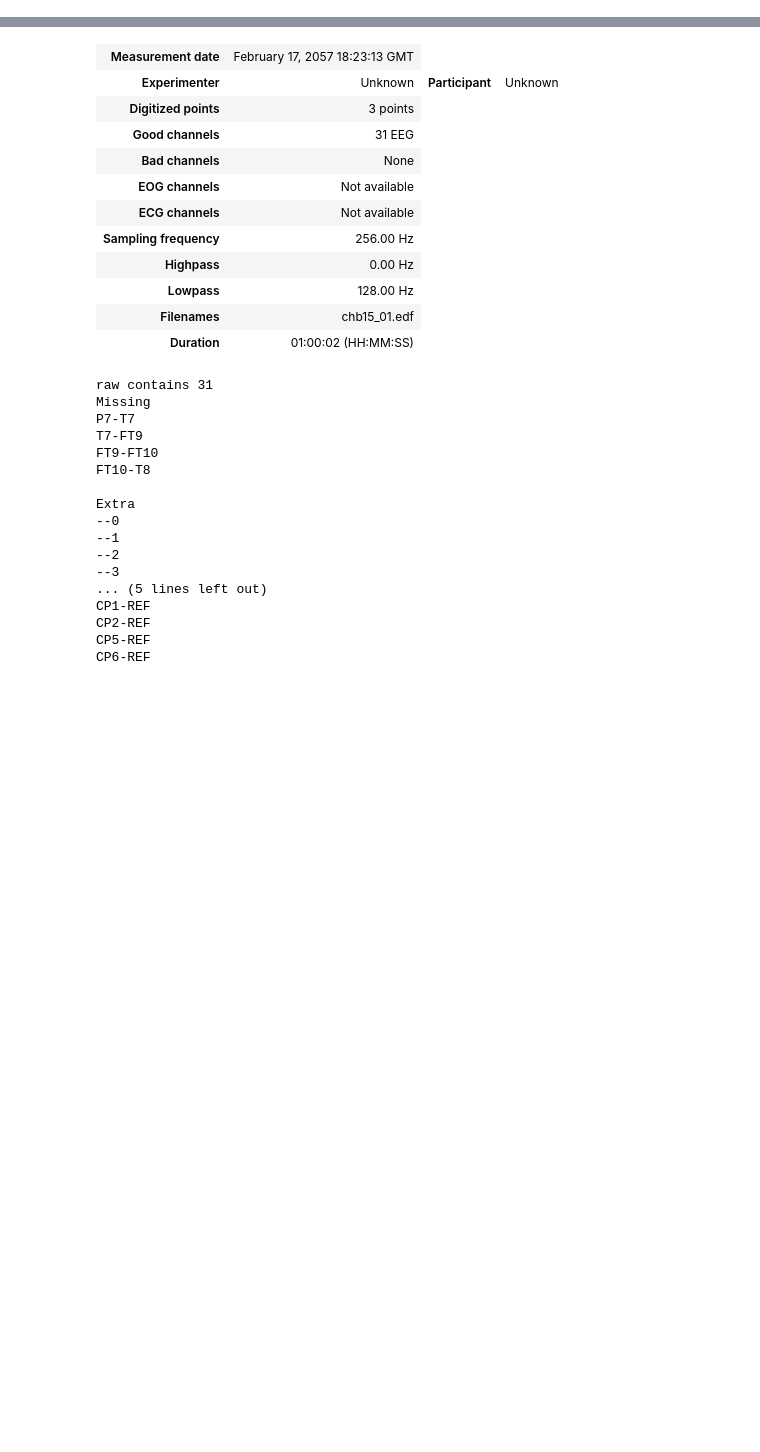
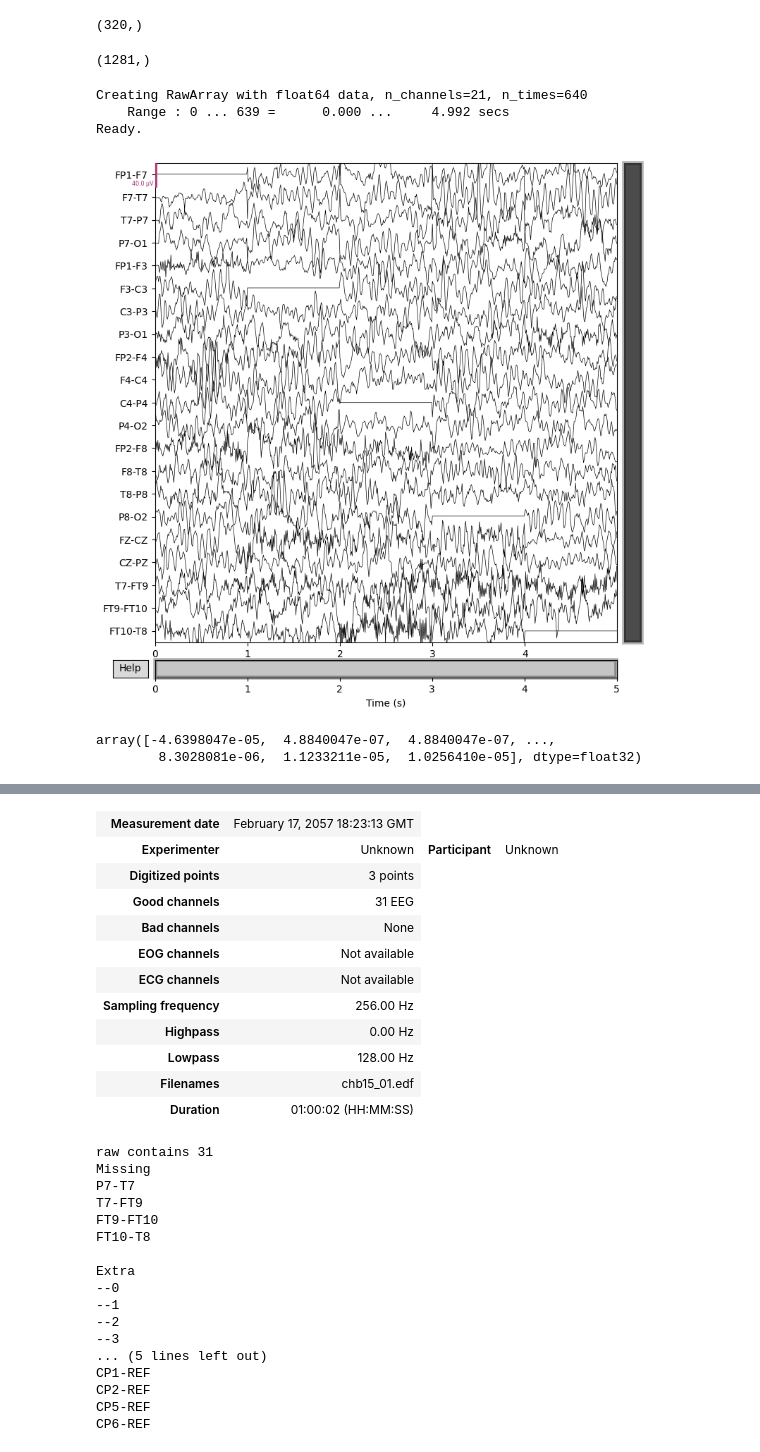
Before and after one commit to UniversityProjectsAtUnisa/epilepsy-prediction_thesis, a Jupyter notebook: scripts/dataset/test.ipynb, the cells around one changed output, grey strips where cells are left out. Drawn from its saved outputs; the diff is of its cells as text; code cells hidden in the pictures; blank space fills up the shorter version.

```diff
--- a/scripts/dataset/test.ipynb
+++ b/scripts/dataset/test.ipynb
@@ -88,0 +140,8 @@ Loading data for 3 events and 1536 original time points ...
+# %%
+paper_x_normal_slice[0, ::2].shape
+# %% [output]
+(320,)
+# %%
+npraw[0, :].shape
+# %% [output]
+(1281,)
@@ -88,0 +152,16 @@ Loading data for 3 events and 1536 original time points ...
+# %%
+diff = paper_x_normal_slice[:, :128*5]/1e6 - npraw[:, :256*5:2]
+# %%
+info=mne.create_info(ch_names=raw.ch_names, sfreq=128, ch_types='eeg')
+np_diff = mne.io.RawArray(diff, info)
+p = np_diff.plot(n_channels=21)
+# %% [output]
+Creating RawArray with float64 data, n_channels=21, n_times=640
+    Range : 0 ... 639 =      0.000 ...     4.992 secs
+Ready.
+[figure, added]
+# %%
+npraw[0]
+# %% [output]
+array([-4.6398047e-05,  4.8840047e-07,  4.8840047e-07, ...,
+        8.3028081e-06,  1.1233211e-05,  1.0256410e-05], dtype=float32)
```
Also changed, not shown: parts of 24 cells of this notebook.
